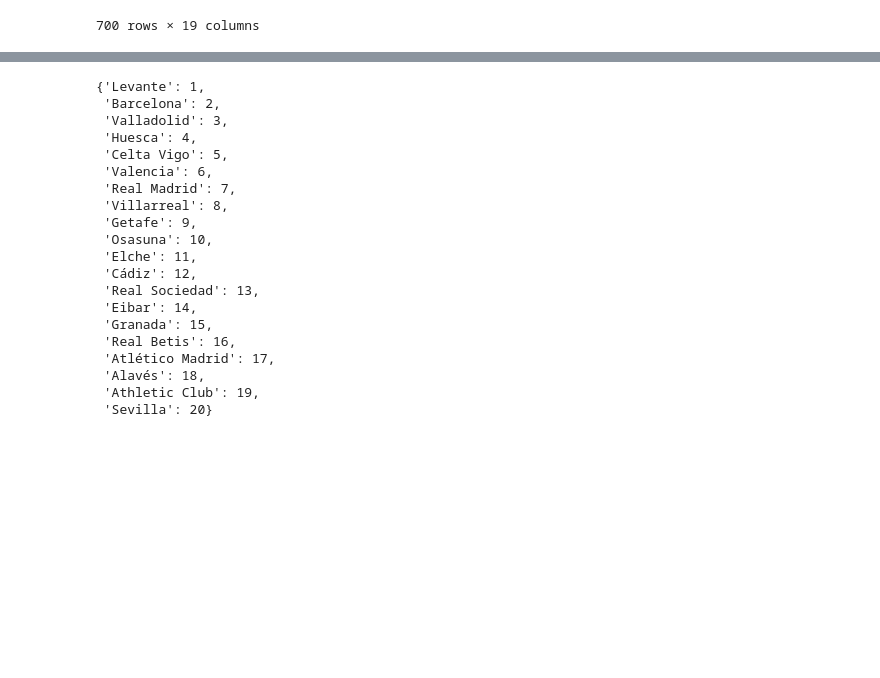
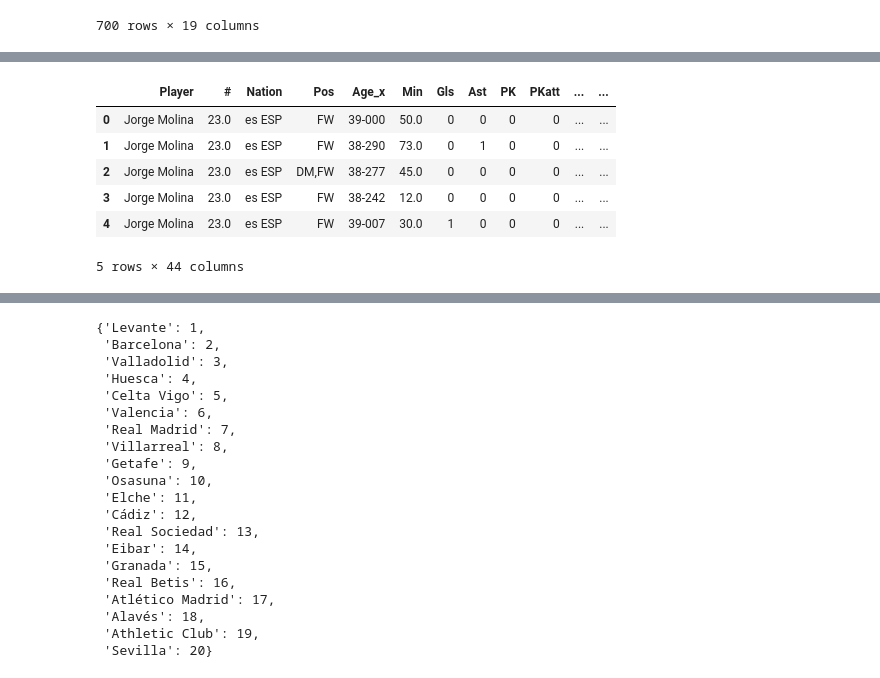
Before and after one commit to NourJamoussi/LaLigaPrediction, a Jupyter notebook: Malis_Project_V1.ipynb, the cells around one changed output, grey strips where cells are left out. Saved outputs shown, nothing was run; the diff lists cells and outputs as text; code cells hidden in the pictures; blank space fills up the shorter version.

```diff
--- a/Malis_Project_V1.ipynb
+++ b/Malis_Project_V1.ipynb
@@ -217,0 +227,11 @@ memory usage: 3.4+ MB
+# %%
+new_df = pd.merge(df,up_liga, left_on=['Player','Team'], right_on=['Short Name','Club'])
+new_df.head(5)
+# %% [output]
+|  | Player | # | Nation | Pos | Age_x | Min | Gls | Ast | PK | PKatt | ... | ... |
+| 0 | Jorge Molina | 23.0 | es ESP | FW | 39-000 | 50.0 | 0 | 0 | 0 | 0 | ... | ... |
+| 1 | Jorge Molina | 23.0 | es ESP | FW | 38-290 | 73.0 | 0 | 1 | 0 | 0 | ... | ... |
+| 2 | Jorge Molina | 23.0 | es ESP | DM,FW | 38-277 | 45.0 | 0 | 0 | 0 | 0 | ... | ... |
+| 3 | Jorge Molina | 23.0 | es ESP | FW | 38-242 | 12.0 | 0 | 0 | 0 | 0 | ... | ... |
+| 4 | Jorge Molina | 23.0 | es ESP | FW | 39-007 | 30.0 | 1 | 0 | 0 | 0 | ... | ... |
+5 rows × 44 columns
```
Also changed, not shown: parts of 19 cells of this notebook, 3 other files.
